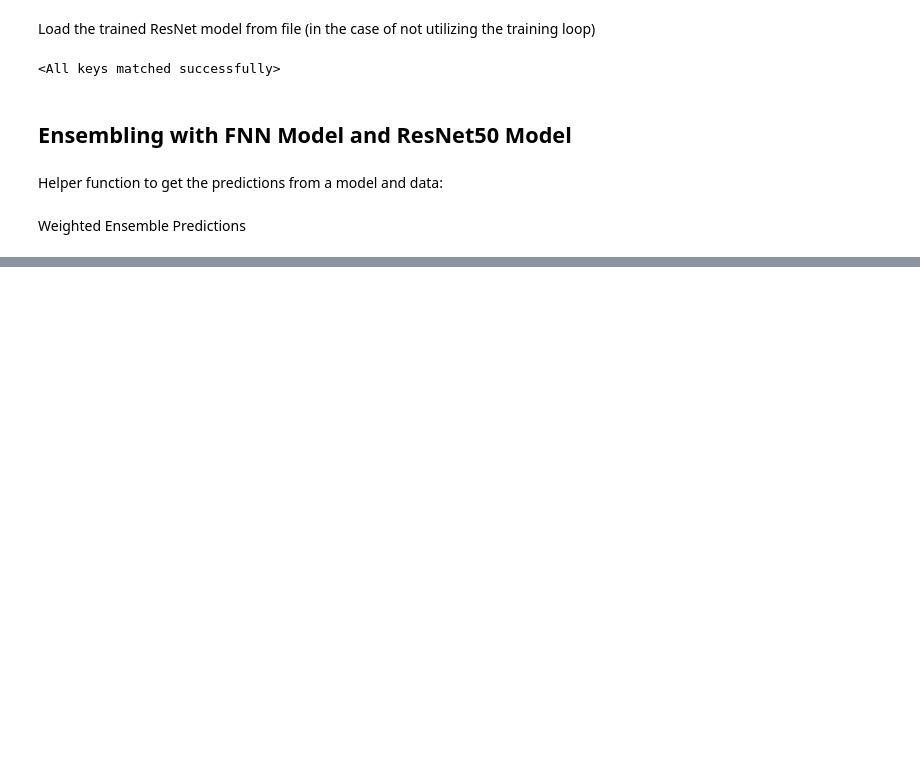
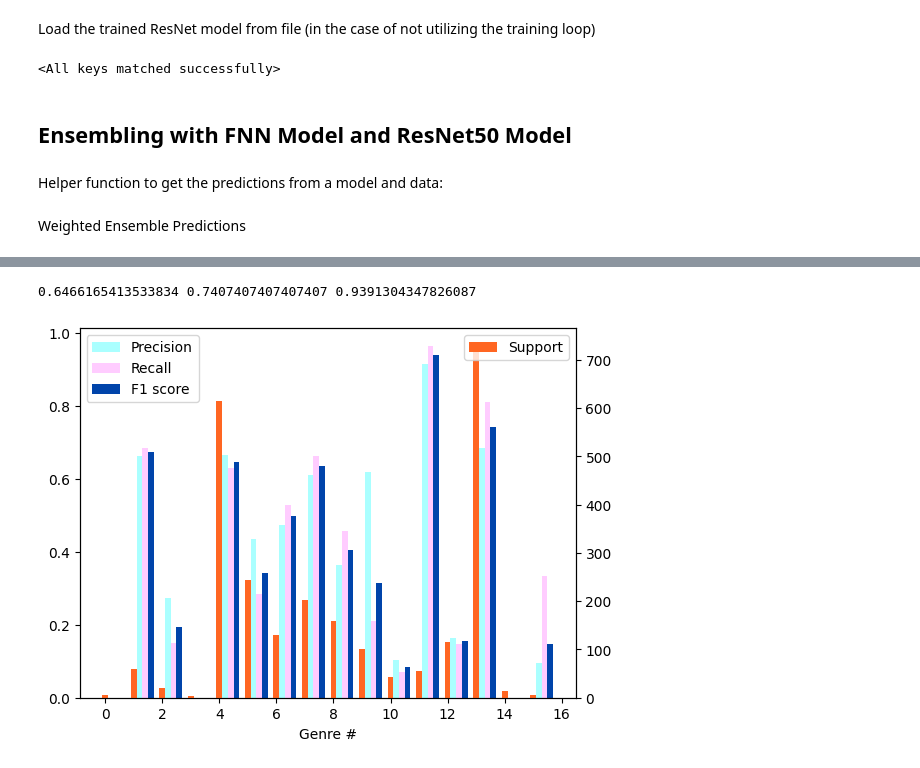
Before and after one commit to szge/classie, a Jupyter notebook: model_training.ipynb, the cells around one changed output, grey strips where cells are left out. Drawn from its saved outputs; the diff is of its cells as text; code cells hidden in the pictures; blank space fills up the shorter version.

```diff
--- a/model_training.ipynb
+++ b/model_training.ipynb
@@ -685,0 +711,35 @@ Final Ensemble Accuracy: 0.6186
+# %%
+# Per-class precision & recall
+
+from sklearn.metrics import classification_report
+
+c = classification_report(true_labels, final_predictions, output_dict=True)
+
+del c['accuracy'], c['macro avg'], c['weighted avg']
+
+prec = [c[i]['precision'] for i in c]
+rec = [c[i]['recall'] for i in c]
+f1 = [c[i]['f1-score'] for i in c]
+sup = np.array([c[i]['support'] for i in c])
+
+
+width = 0.2
+xl = np.arange(len(prec))
+
+fig = plt.figure()
+ax = fig.add_subplot(111)
+
+ax2 = ax.twinx()
+ax2.bar(xl, sup, width, label='Support', color='#F62')
+ax2.legend(loc='upper right')
+
+ax.bar(xl + width, prec, width, label='Precision', color='#AFF')
+ax.bar(xl + width*2, rec, width, label='Recall', color='#FCF')
+ax.bar(xl + width*3, f1, width, label='F1 score', color='#04A')
+ax.set_xlabel('Genre #')
+ax.legend(loc='upper left')
+
+print(f1[4], f1[13], f1[11])
+# %% [output]
+0.6466165413533834 0.7407407407407407 0.9391304347826087
+[figure, added]
```
Also changed, not shown: parts of 8 cells of this notebook.
